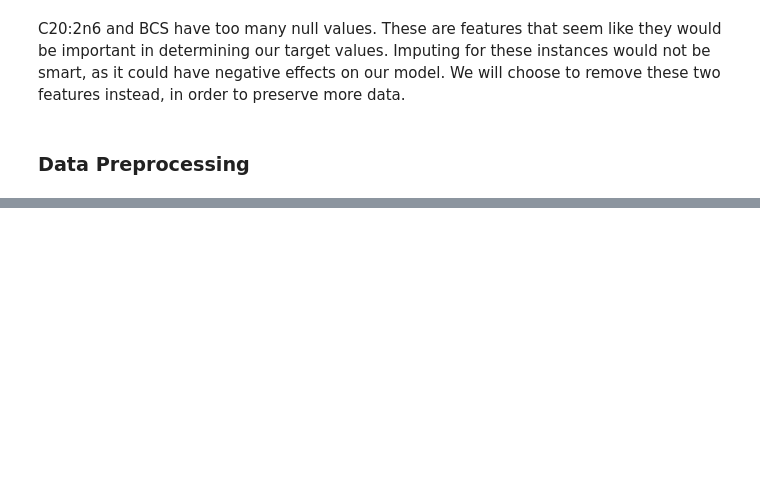
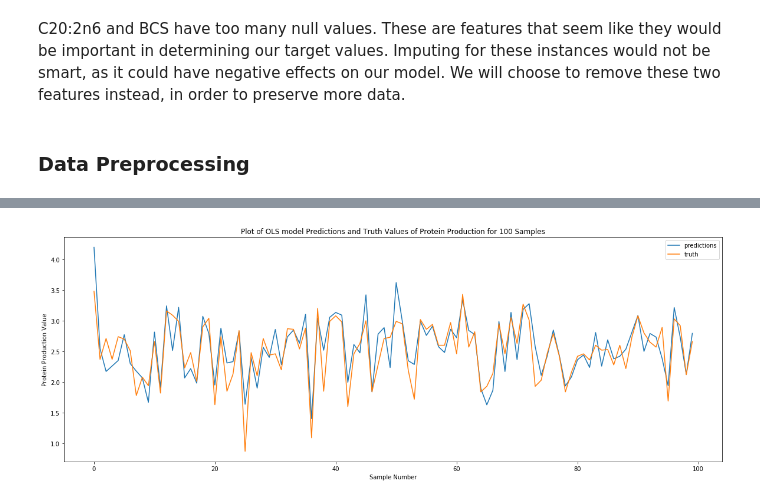
Before and after one commit to thebrianbn/cow_ml, a Jupyter notebook: milk_fat_prediction/project_1_part_2.ipynb, the cells around one changed output, grey strips where cells are left out. Drawn from its saved outputs; the diff is of its cells as text; code cells hidden in the pictures; blank space fills up the shorter version.

```diff
--- a/milk_fat_prediction/project_1_part_2.ipynb
+++ b/milk_fat_prediction/project_1_part_2.ipynb
@@ -201,0 +467,13 @@ Random Forest without questionable features
+# %%
+preds = lasso_preds["ProY"]
+_, _, _, actual = target_splits["ProY"]
+
+plt.figure(figsize=(20,7))
+plt.plot(range(100), lasso_preds["ProY"][:100])
+plt.plot(range(100), actual[:100])
+plt.legend(["predictions", "truth"])
+plt.title("Plot of OLS model Predictions and Truth Values of Protein Production for 100 Samples")
+plt.xlabel("Sample Number")
+plt.ylabel("Protein Production Value");
+# %% [output]
+[figure, added]
```
Also changed, not shown: parts of 63 cells of this notebook, 6 other files.
